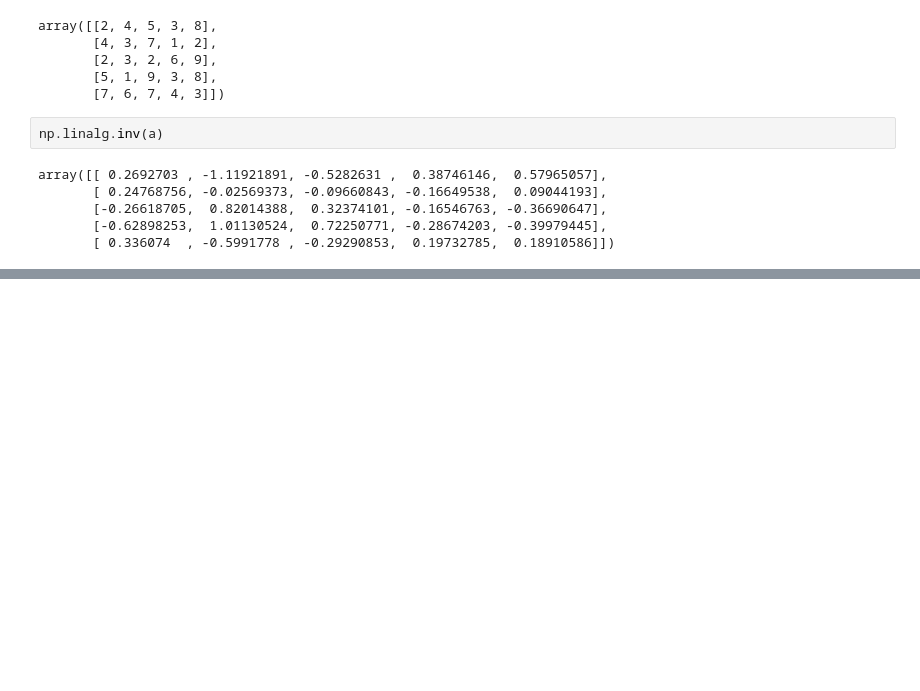
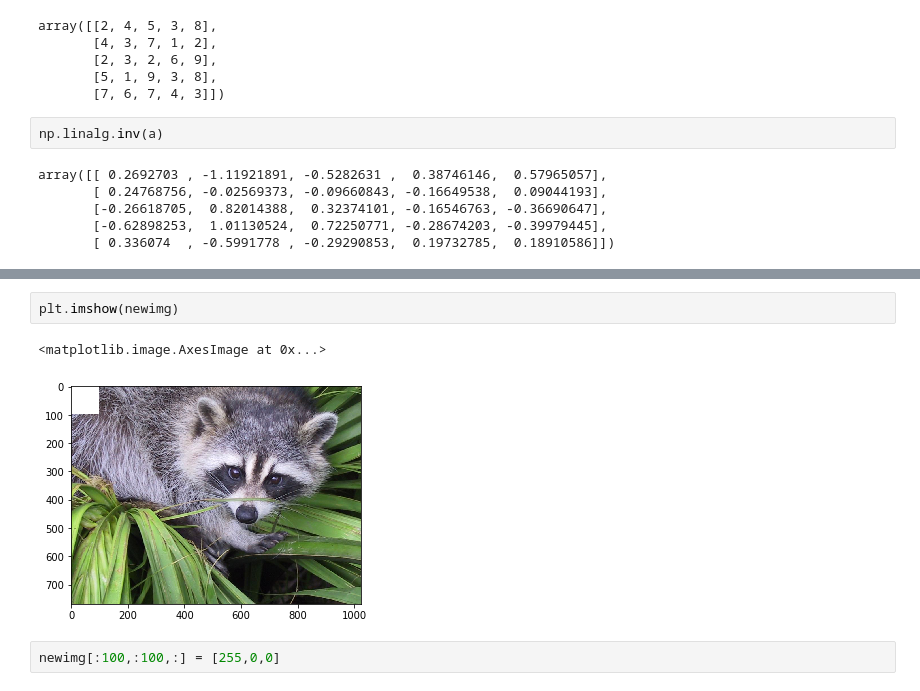
Before and after one commit to SaiPrathek/DS_01_MAY_2020, a Jupyter notebook: numpy_demo.ipynb, the cells around one changed output, grey strips where cells are left out. Drawn from its saved outputs; the diff is of its cells as text; blank space fills up the shorter version.

```diff
--- a/numpy_demo.ipynb
+++ b/numpy_demo.ipynb
@@ -591,0 +671,7 @@ array([[ 0.2692703 , -1.11921891, -0.5282631 ,  0.38746146,  0.57965057],
+# %%
+plt.imshow(newimg)
+# %% [output]
+<matplotlib.image.AxesImage at 0x...>
+[figure, added]
+# %%
+newimg[:100,:100,:] = [255,0,0]
```
Also changed, not shown: parts of 28 cells of this notebook.
